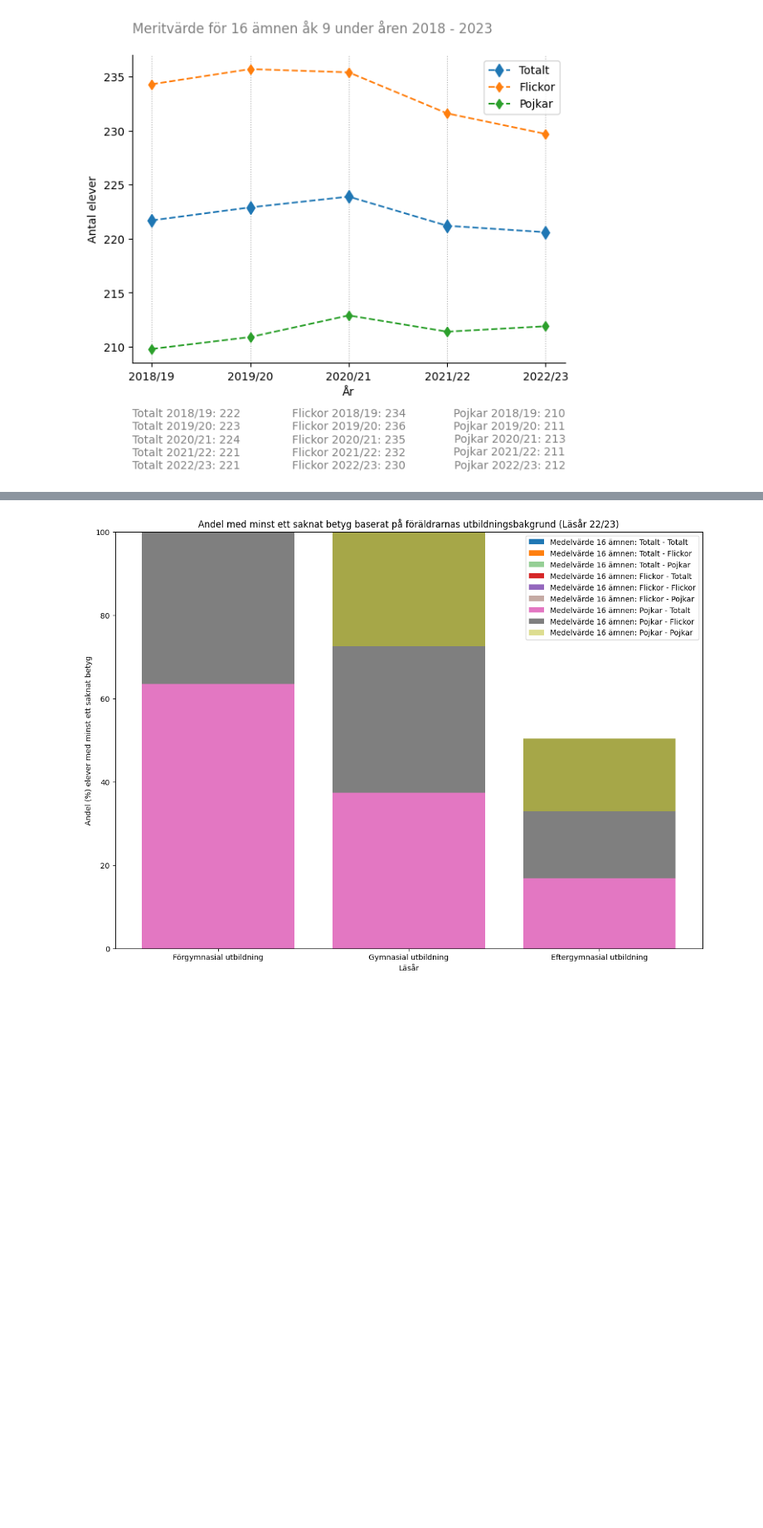
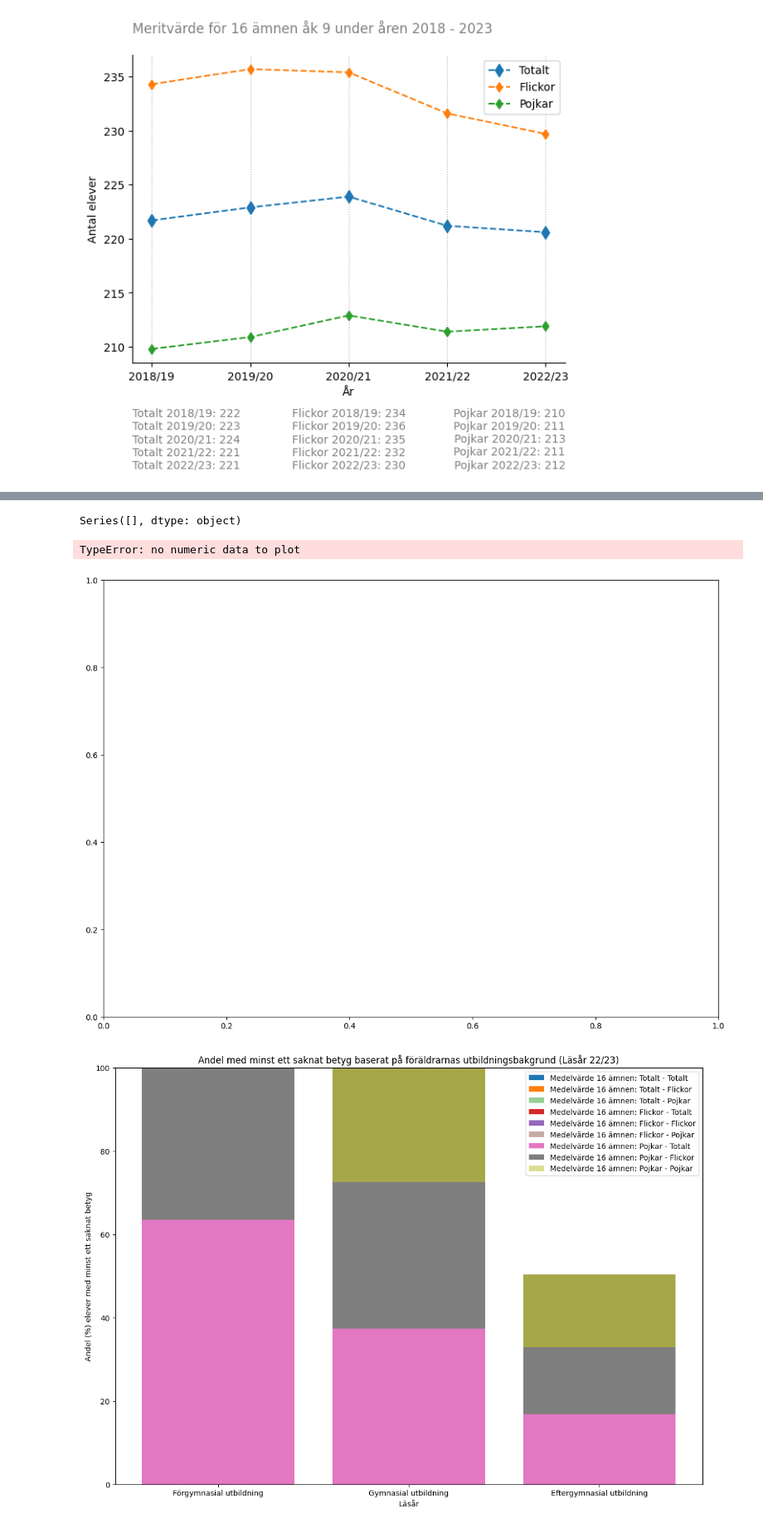
Before and after one commit to SandraAnder/Python-Sandra-Andersson-OPA23, a Jupyter notebook: Labb2/Laboration2.ipynb, the cells around one changed output, grey strips where cells are left out. Shown: that part at 83% size. Saved outputs shown, nothing was run; the diff lists cells and outputs as text; code cells hidden in the pictures; blank space fills up the shorter version.

Commit message:
L11_data_storytelling

```diff
--- a/Labb2/Laboration2.ipynb
+++ b/Labb2/Laboration2.ipynb
@@ -371,7 +371,13 @@ b2_columns = [
     "% Som saknar godkänt: Flickor",
     "% Som saknar godkänt: Pojkar"
 ]
-
+'''
+b2_index = [
+    "Förgymnasial utbildning",
+    "Gymnasial utbildning",
+    "Eftergymnasial utbildning"
+]
+data_parents.index = b2_index'''
 data_parents.columns = b2_columns
 
 # Display the DataFrame for reference
@@ -381,4 +387,34 @@ data_parents
 | 29 | Förgymnasial utbildning | 163.8 | 172.2 | 155.8 | 166.8 | ... |
 | 30 | Gymnasial utbildning | 197.4 | 207.2 | 188.2 | 203.2 | ... |
 | 31 | Eftergymnasial utbildning | 239.1 | 247.9 | 230.7 | 248.6 | ... |
+# %%
+
+# Skapa en ny DataFrame för att matcha formatet för stapeldiagrammet
+df_plot = pd.DataFrame()
+
+# Loopa genom varje utbildningsnivå och kön
+for education_level in ["Förgymnasial utbildning", "Gymnasial utbildning", "Eftergymnasial utbildning"]:
+    for gender in ["Totalt", "Flickor", "Pojkar"]:
+        # Kontrollera om kolumnen finns
+        if f'{education_level} - {gender}' in data_parents.columns:
+            # Lägg till kolumnen i den nya DataFrame
+            df_plot[f'{education_level} - {gender}'] = data_parents[f'% Som saknar godkänt: {education_level} - {gender}']
+
+# Skapa stapeldiagram
+fig, ax = plt.subplots(figsize=(14, 10))
+
+# Lägg till print-raden här
+print(df_plot.dtypes)
+
+df_plot.plot(kind='bar', stacked=True, ax=ax)
+
+ax.set_title('Andel med minst ett saknat betyg baserat på föräldrarnas utbildningsbakgrund (Läsår 22/23)')
+ax.set_xlabel('Utbildningsnivå')
+ax.set_ylabel('Andel (%) elever med minst ett saknat betyg')
+ax.legend(title='Kön')
+plt.show()
+# %% [output]
+Series([], dtype: object)
+TypeError: no numeric data to plot
+[figure, added]
 # %%
```
Also changed, not shown: parts of 5 cells of this notebook, 9 other files.
